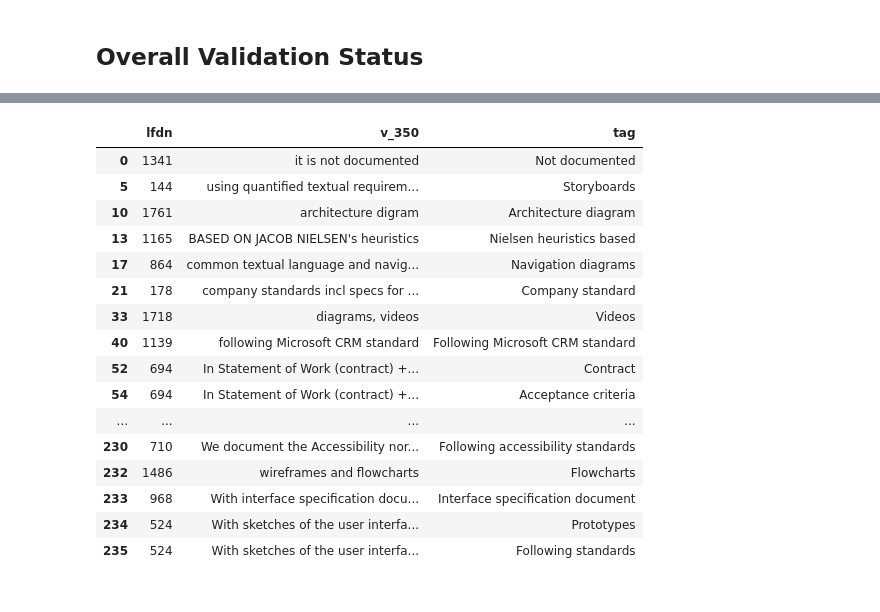
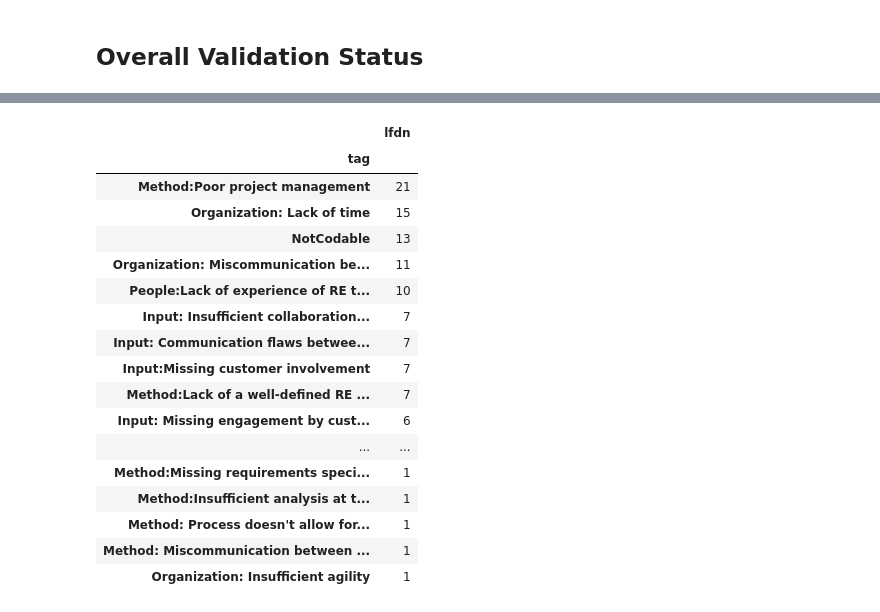
Before and after one commit to NaPiRE/napire2018, a Jupyter notebook: notebooks/freetext/03_validation.ipynb, the cells around one changed output, grey strips where cells are left out. Saved outputs shown, nothing was run; the diff lists cells and outputs as text; code cells hidden in the pictures.

```diff
--- a/notebooks/freetext/03_validation.ipynb
+++ b/notebooks/freetext/03_validation.ipynb
@@ -5,2 +8,8 @@
+# %%
+def group_and_count(df, varname, sort=True):
+    if not sort:
+        return df[['lfdn',varname]].groupby(varname).count()
+    else:
+        return df[['lfdn',varname]].groupby(varname).count().sort_values('lfdn', ascending=False)
 # %% [markdown]
 ## Overall Validation Status
@@ -59,21 +75,0 @@ df.shape
-# %%
-df.drop_duplicates(['tag'], keep='last')
-#df.sort('tag')
-# %% [output]
-|  | lfdn | v_350 | tag |
-| 0 | 1341 | it is not documented | Not documented |
-| 5 | 144 | using quantified textual requirem... | Storyboards |
-| 10 | 1761 | architecture digram | Architecture diagram |
-| 13 | 1165 | BASED ON JACOB NIELSEN's heuristics | Nielsen heuristics based |
-| 17 | 864 | common textual language and navig... | Navigation diagrams |
-| 21 | 178 | company standards incl specs for ... | Company standard |
-| 33 | 1718 | diagrams, videos | Videos |
-| 40 | 1139 | following Microsoft CRM standard | Following Microsoft CRM standard |
-| 52 | 694 | In Statement of Work (contract) +... | Contract |
-| 54 | 694 | In Statement of Work (contract) +... | Acceptance criteria |
-| ... | ... | ... | ... |
-| 230 | 710 | We document the Accessibility nor... | Following accessibility standards |
-| 232 | 1486 | wireframes and flowcharts | Flowcharts |
-| 233 | 968 | With interface specification docu... | Interface specification document |
-| 234 | 524 | With sketches of the user interfa... | Prototypes |
-| 235 | 524 | With sketches of the user interfa... | Following standards |
@@ -79,0 +78,21 @@ df.drop_duplicates(['tag'], keep='last')
+# %%
+group_and_count(df, 'tag')
+# %% [output]
+|  | lfdn |
+| tag |  |
+| Method:Poor project management | 21 |
+| Organization: Lack of time | 15 |
+| NotCodable | 13 |
+| Organization: Miscommunication be... | 11 |
+| People:Lack of experience of RE t... | 10 |
+| Input: Insufficient collaboration... | 7 |
+| Input: Communication flaws betwee... | 7 |
+| Input:Missing customer involvement | 7 |
+| Method:Lack of a well-defined RE ... | 7 |
+| Input: Missing engagement by cust... | 6 |
+| ... | ... |
+| Method:Missing requirements speci... | 1 |
+| Method:Insufficient analysis at t... | 1 |
+| Method: Process doesn't allow for... | 1 |
+| Method: Miscommunication between ... | 1 |
+| Organization: Insufficient agility | 1 |
```
Also changed, not shown: parts of 12 cells of this notebook.
